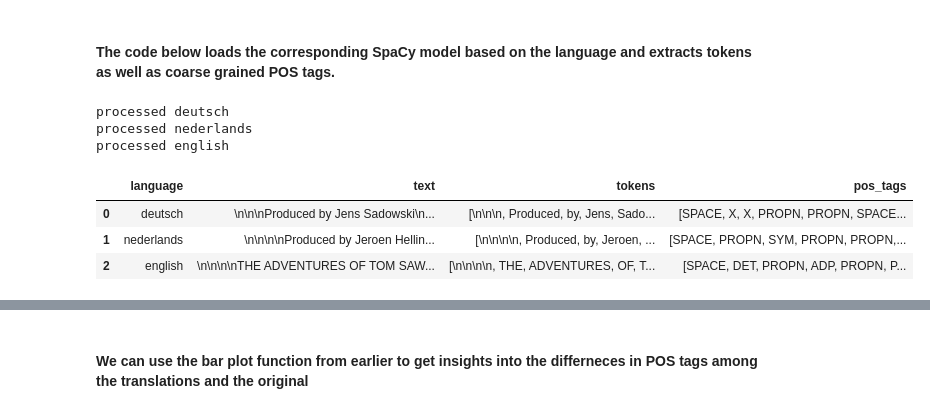
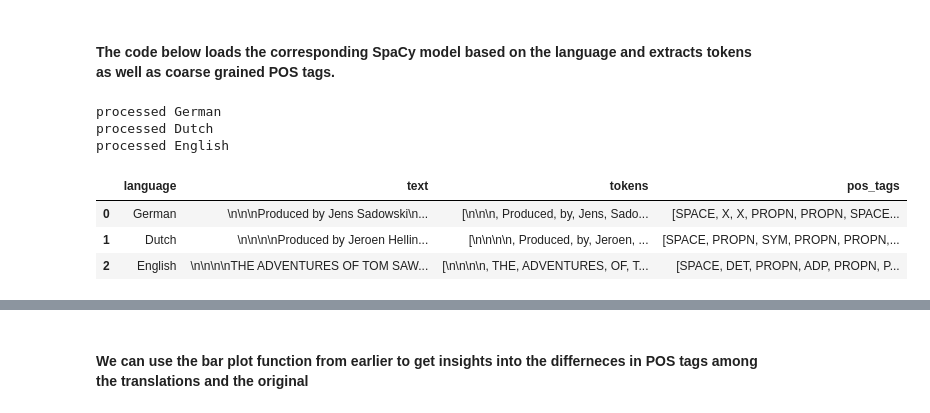
Before and after one commit to tijn-donners/analyzing_data_assignments, a Jupyter notebook: assignment1/Assignment 1.ipynb, the cells around one changed output, grey strips where cells are left out. Drawn from its saved outputs; the diff is of its cells as text; code cells hidden in the pictures.

```diff
--- a/assignment1/Assignment 1.ipynb
+++ b/assignment1/Assignment 1.ipynb
@@ -399,7 +334,7 @@ for key, lines in texts.items():
 # %%
-texts["deutsch"] = texts.pop("pg30165")
-texts["nederlands"] = texts.pop("pg18381")
-texts["english"] = texts.pop("pg74")
+texts["German"] = texts.pop("pg30165")
+texts["Dutch"] = texts.pop("pg18381")
+texts["English"] = texts.pop("pg74")
 
 texts.keys()
 # %% [output]
@@ -429,40 +364,40 @@ df = pd.DataFrame(list(texts.items()), columns=['language', 'text'] ) # make a d
 pos = {}
 tokens = {}
 
 # apply POS tagging with corresponding language models
 for key, text in texts.items():
-    if key == 'english':
+    if key == 'English':
         nlp_en = spacy.load("en_core_web_md") # load the model
         doc = nlp_en(text)
         del nlp_en # deleting this variable saves memory so the kernel doesnt shut down
-        gc.collect()
+        gc.collect() # free up memory
 
-    if key == 'nederlands':
+    if key == 'Dutch':
         nlp_nl = spacy.load("nl_core_news_md") # load the model
         doc = nlp_nl(text)
         del nlp_nl # deleting this variable saves memory so the kernel doesnt shut down
         gc.collect() # free up memory
 
-    if key == 'deutsch':
+    if key == 'German':
         nlp_de = spacy.load("de_core_news_md") # load the model
         doc = nlp_de(text)
         del nlp_de # deleting this variable saves memory so the kernel doesnt shut down
         gc.collect() # free up memory
 
     pos[key] = [token.pos_ for token in doc]  #.pos_ uses coarse grained pos tags
     tokens[key] = [token.text for token in doc]
     del doc  #delete the memory heavy doc variable after extracting the pos tags and tokens
     gc.collect() # free up memory
     print(f"processed {key}") #progress indication
 
 df['tokens'] = df['language'].map(tokens) # adds a column that contains a list of tokens
 df['pos_tags'] = df['language'].map(pos) # adds a column that contains a list of POS tags
 df.head()
 # %% [output]
-processed deutsch
-processed nederlands
-processed english
+processed German
+processed Dutch
+processed English
 |  | language | text | tokens | pos_tags |
-| 0 | deutsch | \n\n\nProduced by Jens Sadowski\n... | [\n\n\n, Produced, by, Jens, Sado... | [SPACE, X, X, PROPN, PROPN, SPACE... |
-| 1 | nederlands | \n\n\n\nProduced by Jeroen Hellin... | [\n\n\n\n, Produced, by, Jeroen, ... | [SPACE, PROPN, SYM, PROPN, PROPN,... |
-| 2 | english | \n\n\n\nTHE ADVENTURES OF TOM SAW... | [\n\n\n\n, THE, ADVENTURES, OF, T... | [SPACE, DET, PROPN, ADP, PROPN, P... |
+| 0 | German | \n\n\nProduced by Jens Sadowski\n... | [\n\n\n, Produced, by, Jens, Sado... | [SPACE, X, X, PROPN, PROPN, SPACE... |
+| 1 | Dutch | \n\n\n\nProduced by Jeroen Hellin... | [\n\n\n\n, Produced, by, Jeroen, ... | [SPACE, PROPN, SYM, PROPN, PROPN,... |
+| 2 | English | \n\n\n\nTHE ADVENTURES OF TOM SAW... | [\n\n\n\n, THE, ADVENTURES, OF, T... | [SPACE, DET, PROPN, ADP, PROPN, P... |
```
Also changed, not shown: parts of 37 cells of this notebook.
